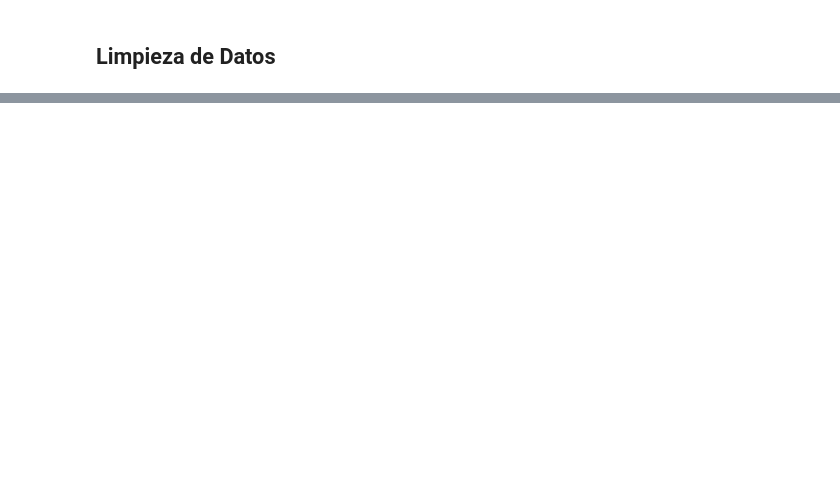
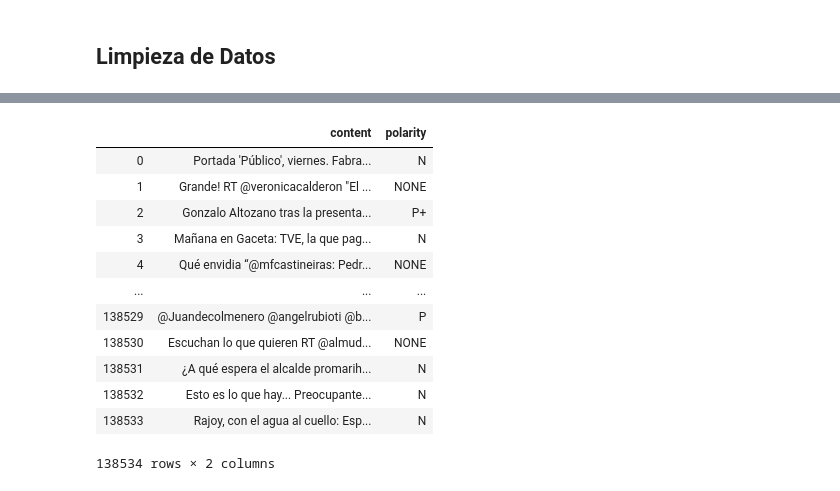
Before and after one commit to jpcastillog/Proyecto-INF-335, a Jupyter notebook: Proyecto_Busqueda_Web.ipynb, the cells around one changed output, grey strips where cells are left out. Drawn from its saved outputs; the diff is of its cells as text; code cells hidden in the pictures; blank space fills up the shorter version.

```diff
--- a/Proyecto_Busqueda_Web.ipynb
+++ b/Proyecto_Busqueda_Web.ipynb
@@ -173,0 +171,17 @@ tokenize(tweets)
+# %%
+df_sentiment = pd.read_csv('all_tass.csv')
+df_sentiment
+# %% [output]
+|  | content | polarity |
+| 0 | Portada 'Público', viernes. Fabra... | N |
+| 1 | Grande! RT @veronicacalderon "El ... | NONE |
+| 2 | Gonzalo Altozano tras la presenta... | P+ |
+| 3 | Mañana en Gaceta: TVE, la que pag... | N |
+| 4 | Qué envidia “@mfcastineiras: Pedr... | NONE |
+| ... | ... | ... |
+| 138529 | @Juandecolmenero @angelrubioti @b... | P |
+| 138530 | Escuchan lo que quieren RT @almud... | NONE |
+| 138531 | ¿A qué espera el alcalde promarih... | N |
+| 138532 | Esto es lo que hay... Preocupante... | N |
+| 138533 | Rajoy, con el agua al cuello: Esp... | N |
+138534 rows × 2 columns
```
Also changed, not shown: parts of 19 cells of this notebook, 1 other file.
